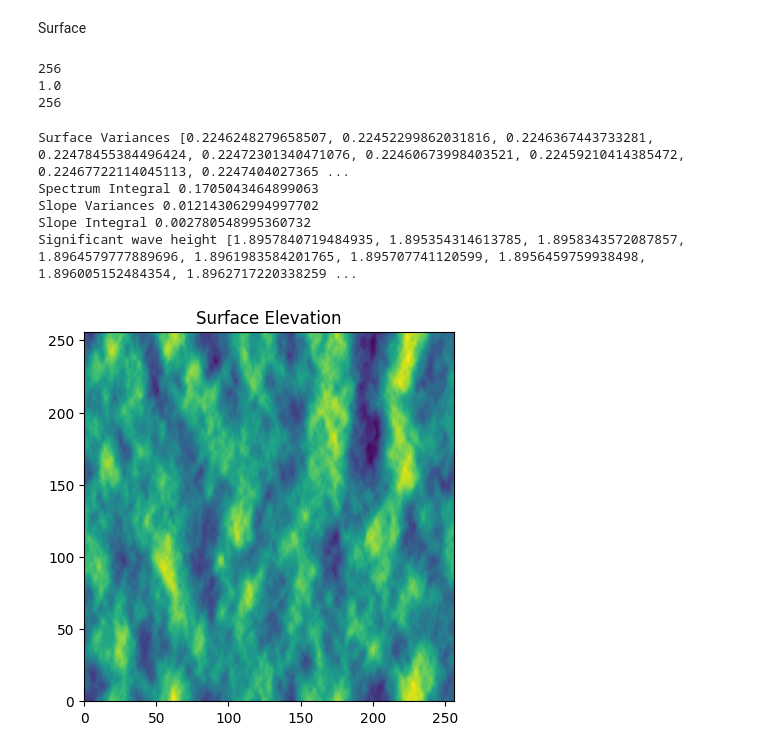
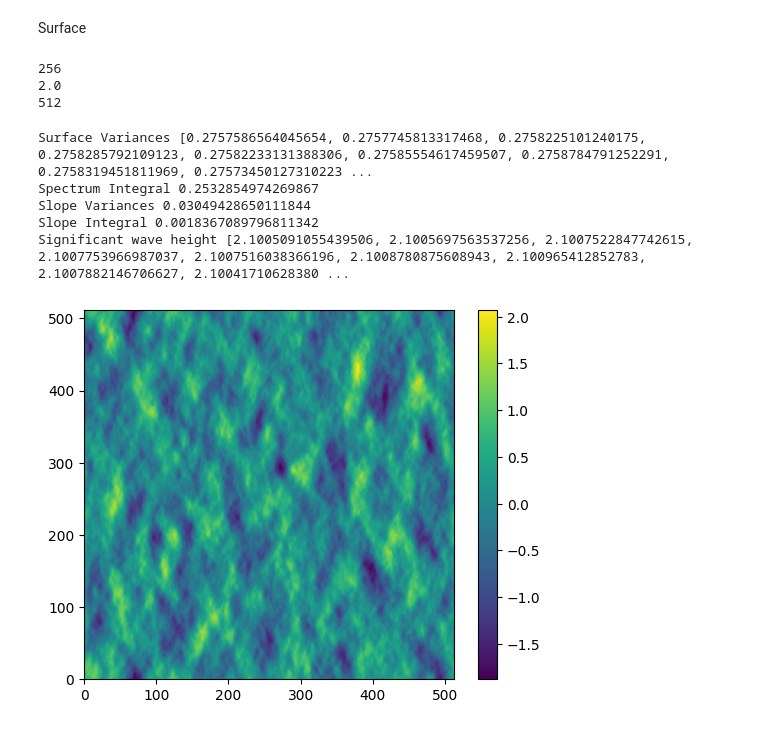
Before and after one commit to eltjonqef/OceanSARImagingSimulator, a Jupyter notebook: simulation.ipynb, the cells around one changed output. Saved outputs shown, nothing was run; the diff lists cells and outputs as text; code cells hidden in the pictures.

```diff
--- a/simulation.ipynb
+++ b/simulation.ipynb
@@ -19,17 +19,17 @@ import matplotlib.pyplot as plt
 from omnidirectional_spectrum import spectrum_model
 from spreading_function import spreading_model
 import numpy as np
-spectrum=spectrum_model.JONSWAP
+spectrum=spectrum_model.Pierson_Moskowitz
 spreading=spreading_model.Longuet_Higgins
 n=2
 S=8
-length=256
+length=512
 N=256
 wind_speed=10
 wind_direction=0
 seconds=5
 timestep=0.5
-fetch=80000
+fetch=25000
 elfouhaily_k=0.1
 # %%
 
@@ -38,50 +38,51 @@ surfaceGenerator=surfaceGenerator(spectrum, spreading, length, N, wind_speed, wi
 Z=surfaceGenerator.generate()
 # %% [output]
 256
-1.0
-256
+2.0
+512
 # %%
-#plt.imshow(Z[0,:,:],extent=[0,length,0,length], origin='lower')
+plt.imshow(Z[0,:,:],extent=[0,length,0,length], origin='lower')
+plt.colorbar()
 import imageio
-from matplotlib.animation import FuncAnimation
-# with imageio.get_writer('wave_field.gif', mode='I') as writer:
-#     for surface in Z:
-#         plt.imshow(surface,extent=[0,length,0,length], origin='lower', cmap='viridis')
-#         plt.pause(0.1)
-#         plt.close()
-#         writer.append_data((surface*255).astype(np.uint8))
-# Create a figure and axis
-fig, ax = plt.subplots()
-fig.set_dpi(100)
-# Function to update the plot for each frame
-def update(frame):
-    ax.clear()  # Clear previous frame
-    im=ax.imshow(Z[frame], cmap='viridis', extent=[0, length, 0, length], origin='lower')  # Plot elevation data
-    ax.set_title(f'Surface Elevation')  # Set title
+# from matplotlib.animation import FuncAnimation
+# # with imageio.get_writer('wave_field.gif', mode='I') as writer:
+# #     for surface in Z:
+# #         plt.imshow(surface,extent=[0,length,0,length], origin='lower', cmap='viridis')
+# #         plt.pause(0.1)
+# #         plt.close()
+# #         writer.append_data((surface*255).astype(np.uint8))
+# # Create a figure and axis
+# fig, ax = plt.subplots()
+# fig.set_dpi(100)
+# # Function to update the plot for each frame
+# def update(frame):
+#     ax.clear()  # Clear previous frame
+#     im=ax.imshow(Z[frame], cmap='viridis', extent=[0, length, 0, length], origin='lower')  # Plot elevation data
+#     ax.set_title(f'Surface Elevation')  # Set title
 
-# Create the animation
-ani = FuncAnimation(fig, update, frames=len(Z), interval=200)
+# # Create the animation
+# ani = FuncAnimation(fig, update, frames=len(Z), interval=200)
 
-# Save the animation as a GIF using imageio
-filename = 'elevation_animation.mp4'
-ani.save(filename, writer='ffmpeg')
+# # Save the animation as a GIF using imageio
+# filename = 'elevation_animation.mp4'
+# ani.save(filename, writer='ffmpeg')
 # with imageio.get_writer(filename, mode='I') as writer:
 #     for i, x in enumerate(Z):
 #         update(i)  # Update plot for each frame
 #         fig.canvas.draw()  # Redraw the figure
 #         image = np.frombuffer(fig.canvas.buffer_rgba(), dtype='uint8')
 #         image = image.reshape(fig.canvas.get_width_height()[::-1] + (4,))[:, :, :3]
 #         writer.'append_data(image)  # Append frame to GIF
 #     plt.close(fig)
 print(f"Surface Variances {surfaceGenerator.getSurfaceVariances()}")
 print(f"Spectrum Integral {surfaceGenerator.getSpectrumIntegral()}")
-print(f"Slope Variances {surfaceGenerator.getSlopes()}")
+print(f"Slope Variances {surfaceGenerator.getSlopesVariance()}")
 print(f"Slope Integral {surfaceGenerator.getSlopeIntegral()}")
 print(f"Significant wave height {surfaceGenerator.getSignificantWaveHeights()}")
 # %% [output]
-Surface Variances [0.2246248279658507, 0.22452299862031816, 0.2246367443733281, 0.22478455384496424, 0.22472301340471076, 0.22460673998403521, 0.22459210414385472, 0.22467722114045113, 0.2247404027365 ...
-Spectrum Integral 0.1705043464899063
-Slope Variances 0.012143062994997702
-Slope Integral 0.002780548995360732
-Significant wave height [1.8957840719484935, 1.895354314613785, 1.8958343572087857, 1.8964579777889696, 1.8961983584201765, 1.895707741120599, 1.8956459759938498, 1.896005152484354, 1.8962717220338259 ...
+Surface Variances [0.2757586564045654, 0.2757745813317468, 0.2758225101240175, 0.2758285792109123, 0.27582233131388306, 0.27585554617459507, 0.2758784791252291, 0.2758319451811969, 0.27573450127310223 ...
+Spectrum Integral 0.2532854974269867
+Slope Variances 0.03049428650111844
+Slope Integral 0.0018367089796811342
+Significant wave height [2.1005091055439506, 2.1005697563537256, 2.1007522847742615, 2.1007753966987037, 2.1007516038366196, 2.1008780875608943, 2.100965412852783, 2.1007882146706627, 2.10041710628380 ...
-[figure, old version]
+[figure, new version]
```
Also changed, not shown: parts of 10 cells of this notebook, 5 other files.
